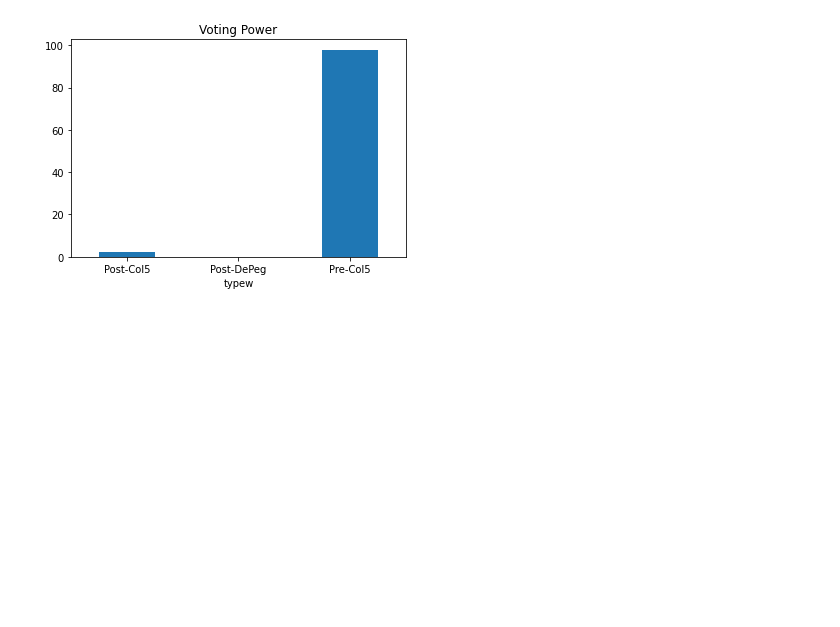
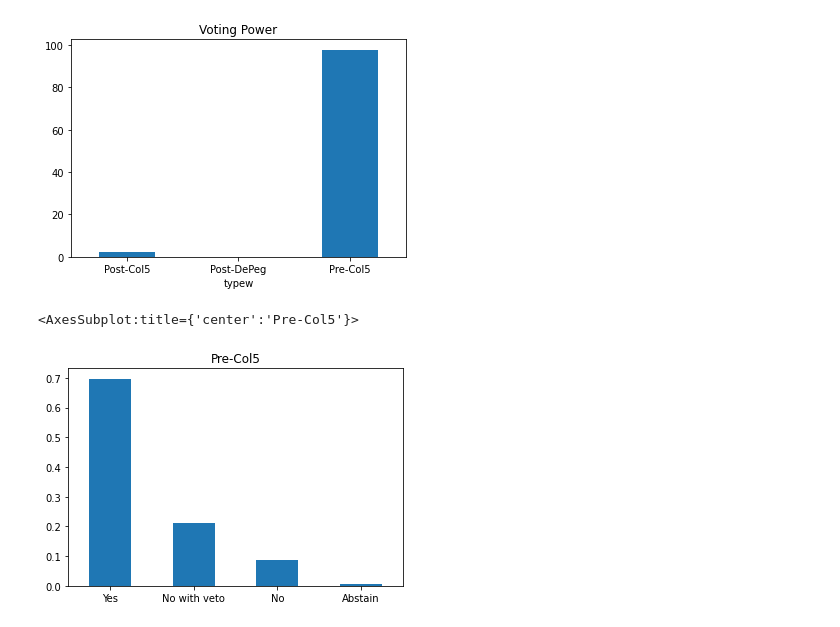
Before and after one commit to IncioMan/terra-rebirth, a Jupyter notebook: notebooks/terra-vote.ipynb, the cells around one changed output. Cells and saved outputs as stored; diff of their text form; code cells hidden in the pictures; blank space fills up the shorter version.

```diff
--- a/notebooks/terra-vote.ipynb
+++ b/notebooks/terra-vote.ipynb
@@ -91,4 +91,9 @@ dfm = (m.groupby('typew').balance.sum())/1000000
 # %% [output]
 <AxesSubplot:title={'center':'Voting Power'}, xlabel='typew'>
 [figure]
+# %%
+m.option.value_counts(normalize=True).plot(kind='bar', rot=0, title=t)
+# %% [output]
+<AxesSubplot:title={'center':'Pre-Col5'}>
+[figure, added]
 # %%
```
Also changed, not shown: parts of 7 cells of this notebook, 2 other files.
